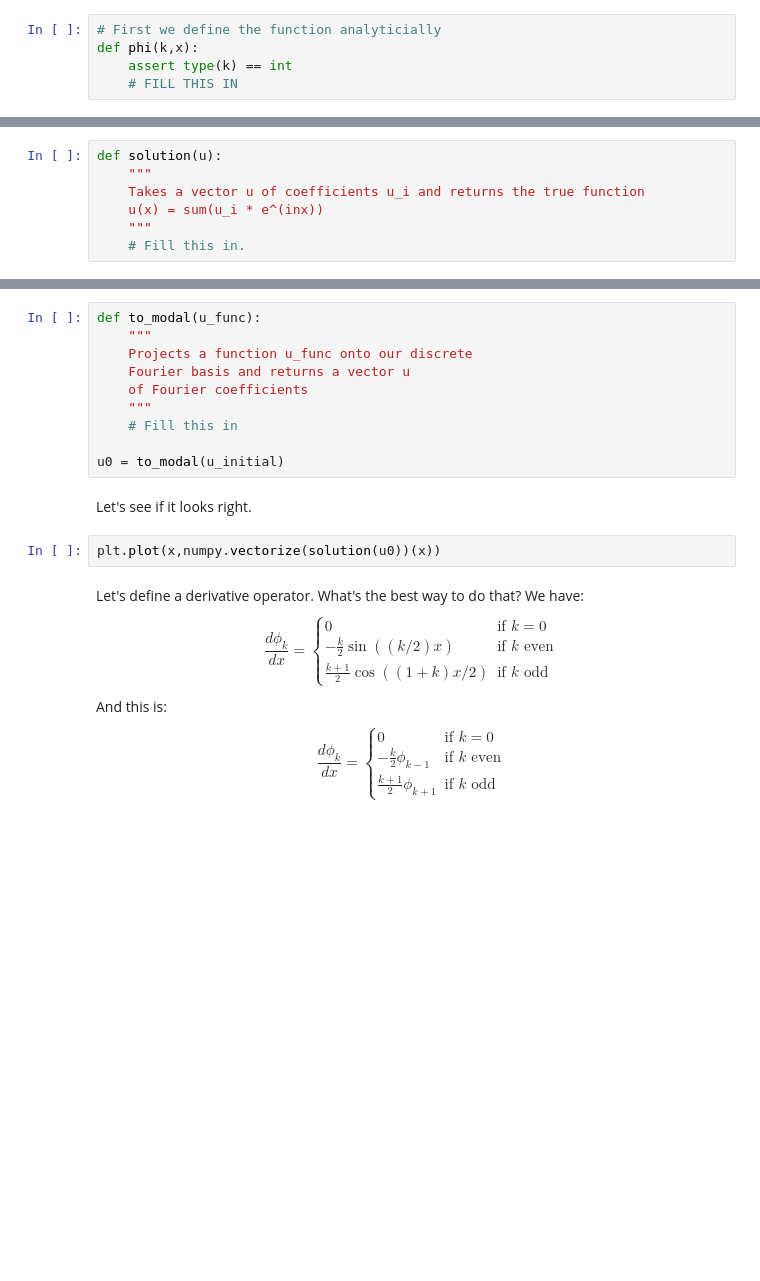
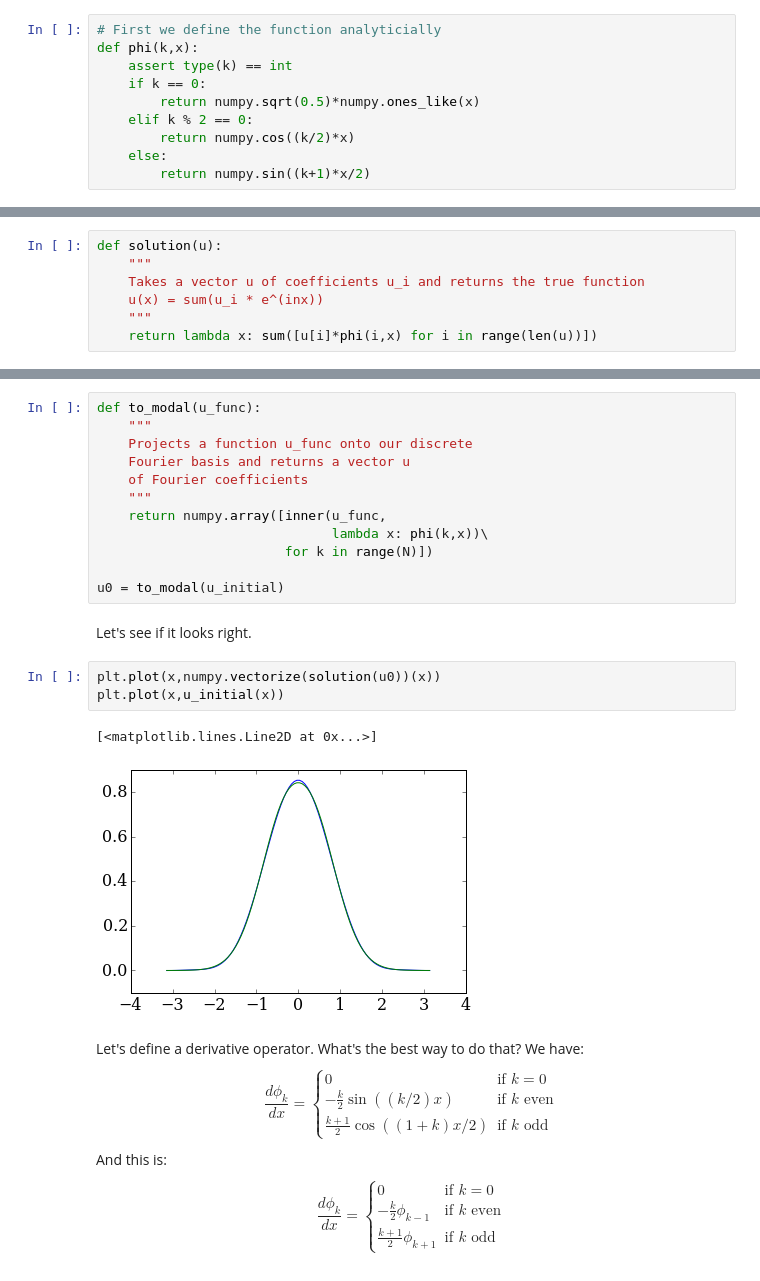
Before and after one commit to Yurlungur/spectral-methods-demo, a Jupyter notebook: linear-advection-full-skeleton.ipynb, the cells around one changed output, grey strips where cells are left out. Cells and saved outputs as stored; diff of their text form; blank space fills up the shorter version.

```diff
--- a/linear-advection-full-skeleton.ipynb
+++ b/linear-advection-full-skeleton.ipynb
@@ -54,7 +54,12 @@ $$\phi_k(x) = \begin{cases}\sqrt{\frac{1}{2}}&\text{if }k = 0\\\cos((k/2)x)&\tex
 # First we define the function analyticially
 def phi(k,x):
     assert type(k) == int
-    # FILL THIS IN
+    if k == 0:
+        return numpy.sqrt(0.5)*numpy.ones_like(x)
+    elif k % 2 == 0:
+        return numpy.cos((k/2)*x)
+    else:
+        return numpy.sin((k+1)*x/2)
 # %% [markdown]
 Let's plot a few of these:
 # %%
@@ -68,7 +78,7 @@ def solution(u):
     Takes a vector u of coefficients u_i and returns the true function
     u(x) = sum(u_i * e^(inx))
     """
-    # Fill this in.
+    return lambda x: sum([u[i]*phi(i,x) for i in range(len(u))])
 # %% [markdown]
 Let's get it over with and define an initial function. We'll use
 $$u0=u(0,x) = \sin(e^{-x^2}).$$
@@ -89,13 +102,19 @@ def to_modal(u_func):
     Fourier basis and returns a vector u
     of Fourier coefficients
     """
-    # Fill this in
+    return numpy.array([inner(u_func,
+                              lambda x: phi(k,x))\
+                        for k in range(N)])
 
 u0 = to_modal(u_initial)
 # %% [markdown]
 Let's see if it looks right.
 # %%
 plt.plot(x,numpy.vectorize(solution(u0))(x))
+plt.plot(x,u_initial(x))
+# %% [output]
+[<matplotlib.lines.Line2D at 0x...>]
+[figure, added]
 # %% [markdown]
 Let's define a derivative operator. What's the best way to do that? We have:
 $$\frac{d\phi_k}{dx} = \begin{cases}0&\text{if }k=0\\-\frac{k}{2}\sin((k/2)x)&\text{if }k\text{ even}\\\frac{k+1}{2}\cos((1+k)x/2)&\text{if }k\text{ odd}\end{cases}$$
```
Also changed, not shown: parts of 7 cells of this notebook.
